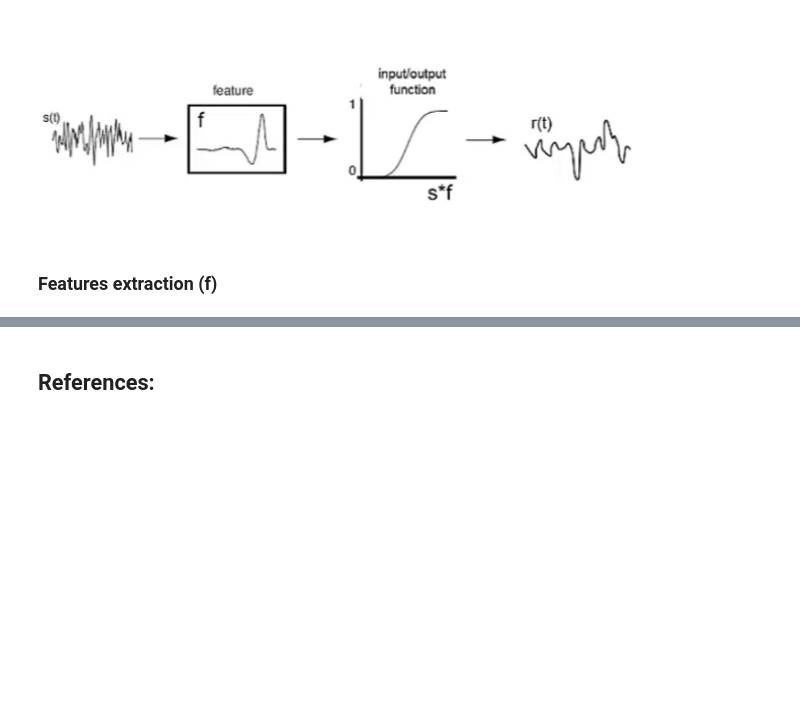
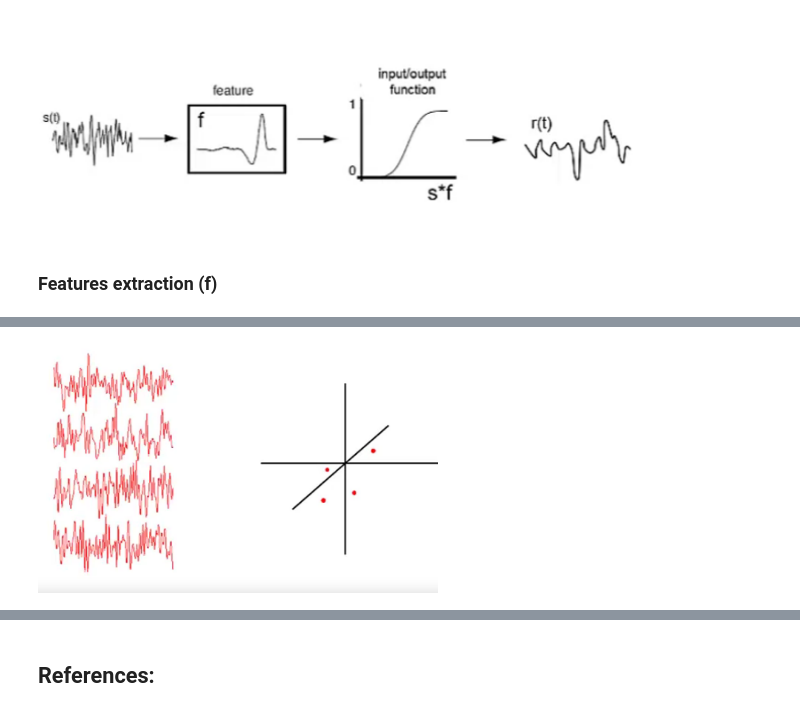
Before and after one commit to mhmdrdwn/com-neuro, a Jupyter notebook: week2.ipynb, the cells around one changed output, grey strips where cells are left out. Cells and saved outputs as stored; diff of their text form; code cells hidden in the pictures; blank space fills up the shorter version.

```diff
--- a/week2.ipynb
+++ b/week2.ipynb
@@ -158,0 +163,4 @@ $p(response | stimulus)$ >>> $p(response | s_1, s_2, s_3...)$
+# %%
+Image(filename= "white_noise.png", width=400)
+# %% [output]
+[figure, added]
```
Also changed, not shown: parts of 10 cells of this notebook.
